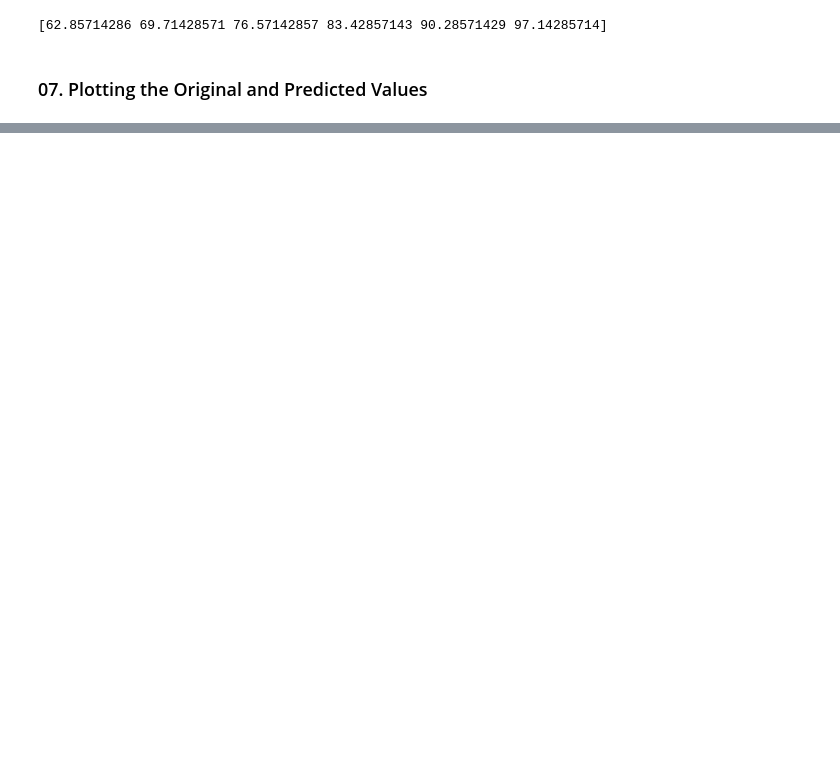
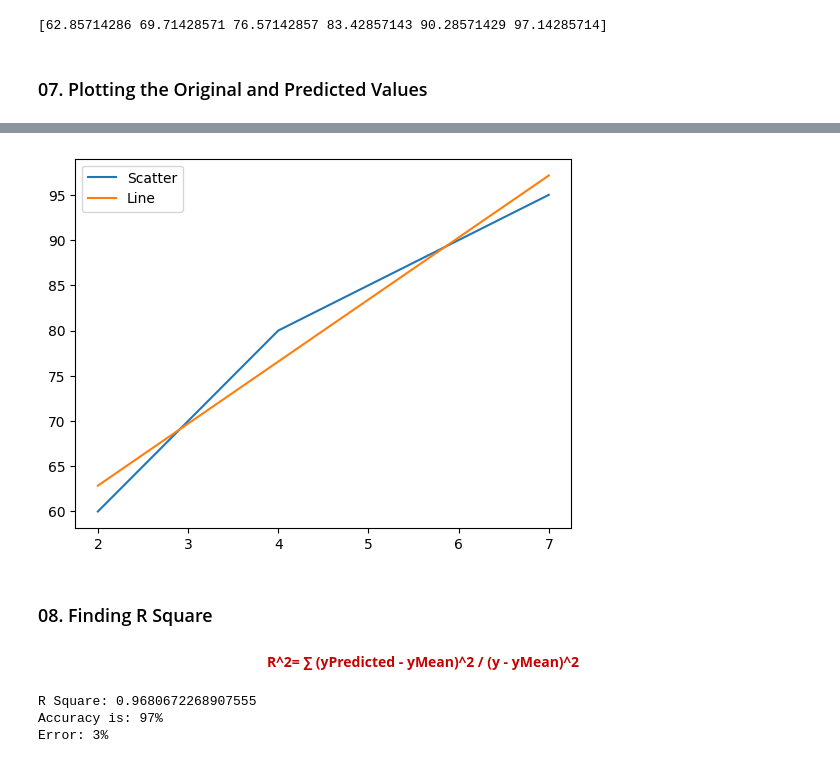
Before and after one commit to ZiaUrRehman-bit/Implementation-of-Machine-Learning-Algorithm, a Jupyter notebook: 02. Linear Regression/001.LRScratch.ipynb, the cells around one changed output, grey strips where cells are left out. Saved outputs shown, nothing was run; the diff lists cells and outputs as text; code cells hidden in the pictures; blank space fills up the shorter version.

```diff
--- a/02. Linear Regression/001.LRScratch.ipynb
+++ b/02. Linear Regression/001.LRScratch.ipynb
@@ -160,0 +170,27 @@ print(yPredict)
+# %%
+plt.plot(x,y, label ="Scatter")
+plt.plot(x,yPredict, label = "Line")
+plt.legend()
+plt.show()
+# %% [output]
+[figure, added]
+# %% [markdown]
+### 08. Finding R Square
+#### **<center> <font style="color:rgb(200,0,0)">R^2= ∑ (yPredicted - yMean)^2 / (y - yMean)^2 </font> </center>**
+# %%
+rNum = 0
+rDen = 0
+
+for i in range(n):
+    rNum += (yPredict[i] - yMean)**2
+    rDen += (y[i] - yMean)**2
+
+r = rNum / rDen
+
+print(f"R Square: {r}")
+print(f"Accuracy is: {round(r*100)}%")
+print(f"Error: {round(100-r*100)}%")
+# %% [output]
+R Square: 0.9680672268907555
+Accuracy is: 97%
+Error: 3%
```
Also changed, not shown: parts of 3 cells of this notebook.
